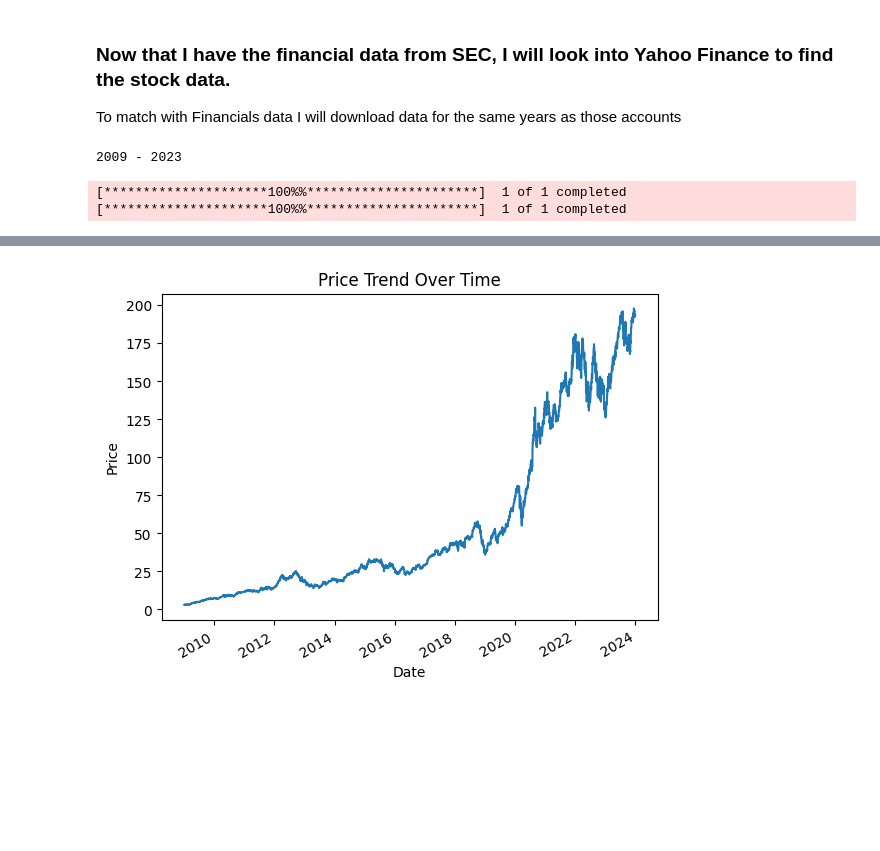
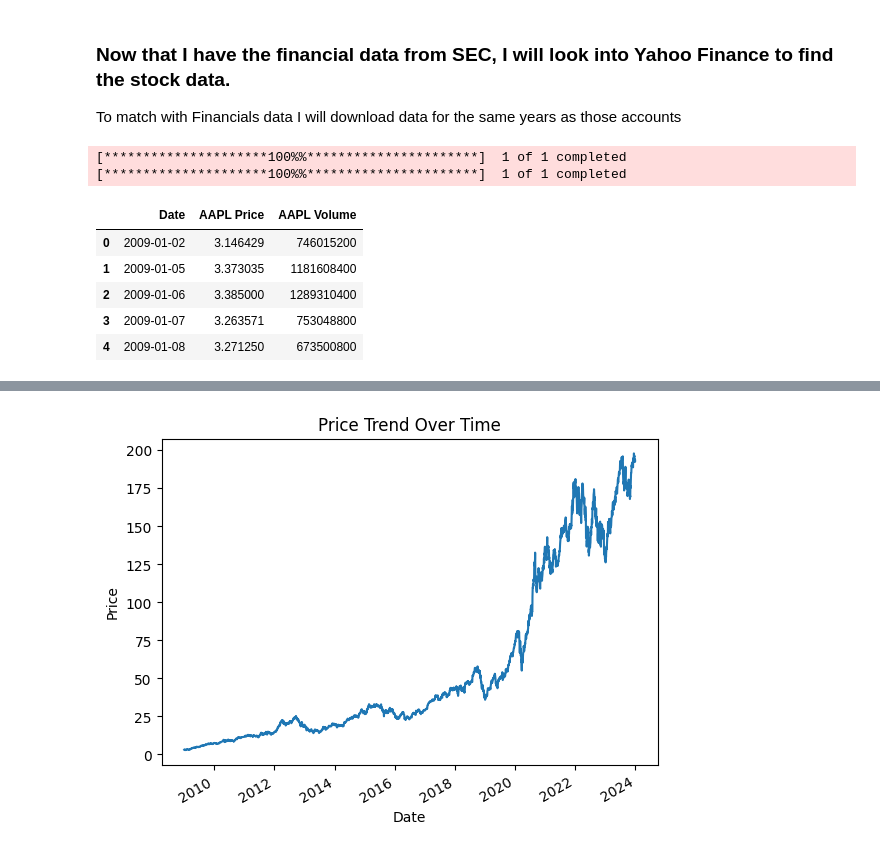
Before and after one commit to maseehfaizan/Project-Code, a Jupyter notebook: Master.ipynb, the cells around one changed output, grey strips where cells are left out. Saved outputs shown, nothing was run; the diff lists cells and outputs as text; code cells hidden in the pictures; blank space fills up the shorter version.

```diff
--- a/Master.ipynb
+++ b/Master.ipynb
@@ -251,10 +251,4 @@ balance.head(10)
 ### Now that I have the financial data from SEC, I will look into Yahoo Finance to find the stock data.
 
 To match with Financials data I will download data for the same years as those accounts
-# %%
-first = financials.columns[0].astype(int)
-last = financials.columns[-1].astype(int)
-print(last,'-',first)
-# %% [output]
-2009 - 2023
 # %%
@@ -278,3 +278,12 @@ price['Date'] = pd.to_datetime(price['Date'])
 # %% [output]
 [*********************100%%**********************]  1 of 1 completed
 [*********************100%%**********************]  1 of 1 completed
+# %%
+price.head()
+# %% [output]
+|  | Date | AAPL Price | AAPL Volume |
+| 0 | 2009-01-02 | 3.146429 | 746015200 |
+| 1 | 2009-01-05 | 3.373035 | 1181608400 |
+| 2 | 2009-01-06 | 3.385000 | 1289310400 |
+| 3 | 2009-01-07 | 3.263571 | 753048800 |
+| 4 | 2009-01-08 | 3.271250 | 673500800 |
```
Also changed, not shown: parts of 4 cells of this notebook, 5 other files.
